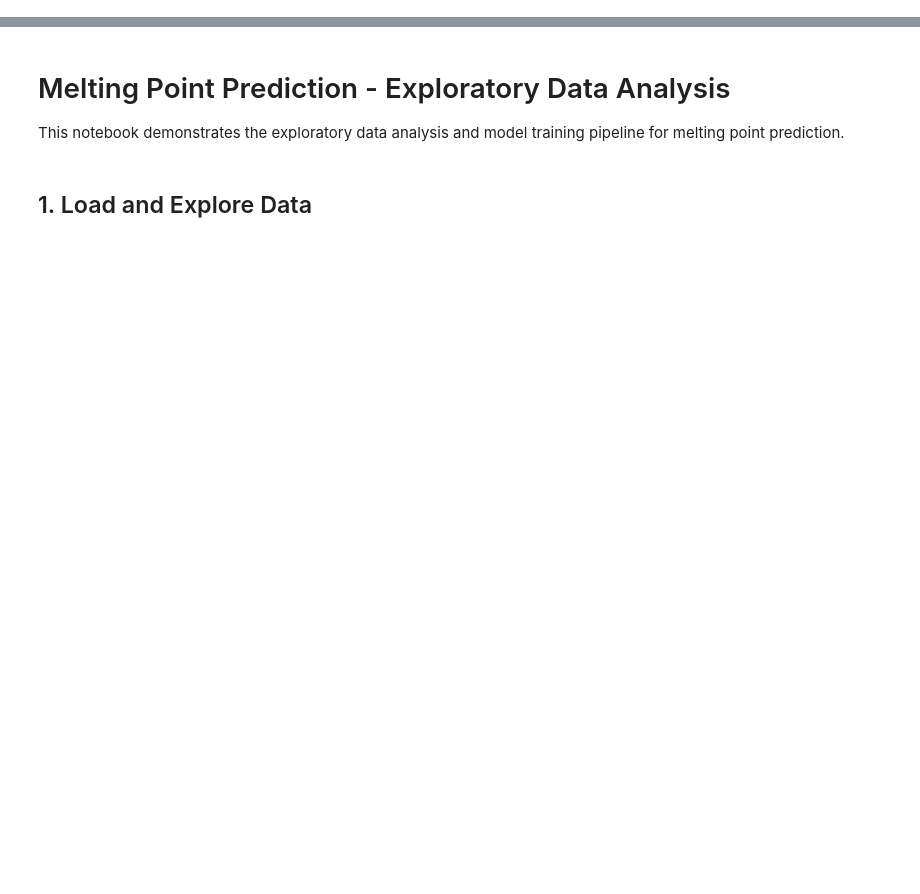
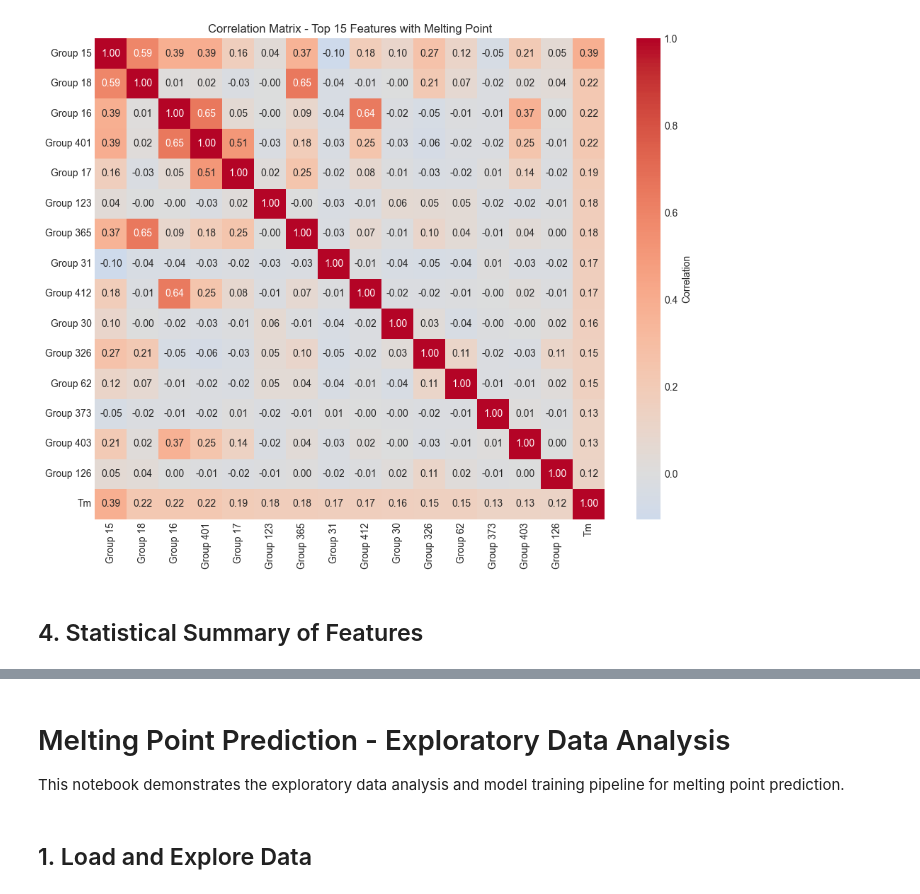
Before and after one commit to zainhaidar16/Thermophysical-Property-Melting-Point, a Jupyter notebook: notebooks/exploratory_analysis.ipynb, the cells around one changed output, grey strips where cells are left out. Drawn from its saved outputs; the diff is of its cells as text; code cells hidden in the pictures; blank space fills up the shorter version.

```diff
--- a/notebooks/exploratory_analysis.ipynb
+++ b/notebooks/exploratory_analysis.ipynb
@@ -0,0 +112,10 @@
+# %%
+# Identify feature columns (exclude id, SMILES, and target)
+feature_cols = [col for col in train_df.columns if col not in ['id', 'SMILES', 'Tm']]
+print(f"Number of features: {len(feature_cols)}")
+print(f"Feature columns: {feature_cols[:10]}...")  # Show first 10
+
+# Correlation with target
+correlations = train_df[feature_cols + ['Tm']].corr()['Tm'].sort_values(ascending=False)
+print(f"\nTop 15 Features Most Correlated with Melting Point:")
+print(correlations.head(15))
@@ -0,0 +143,13 @@
+# %%
+# Correlation heatmap (top features)
+top_features = correlations[1:16].index.tolist()  # Exclude Tm itself
+plt.figure(figsize=(10, 8))
+sns.heatmap(train_df[top_features + ['Tm']].corr(), annot=True, fmt='.2f',
+            cmap='coolwarm', center=0, cbar_kws={'label': 'Correlation'})
+plt.title('Correlation Matrix - Top 15 Features with Melting Point')
+plt.tight_layout()
+plt.show()
+# %% [output]
+[figure, added]
+# %% [markdown]
+## 4. Statistical Summary of Features
```
Also changed, not shown: parts of 67 cells of this notebook, 3 other files.
